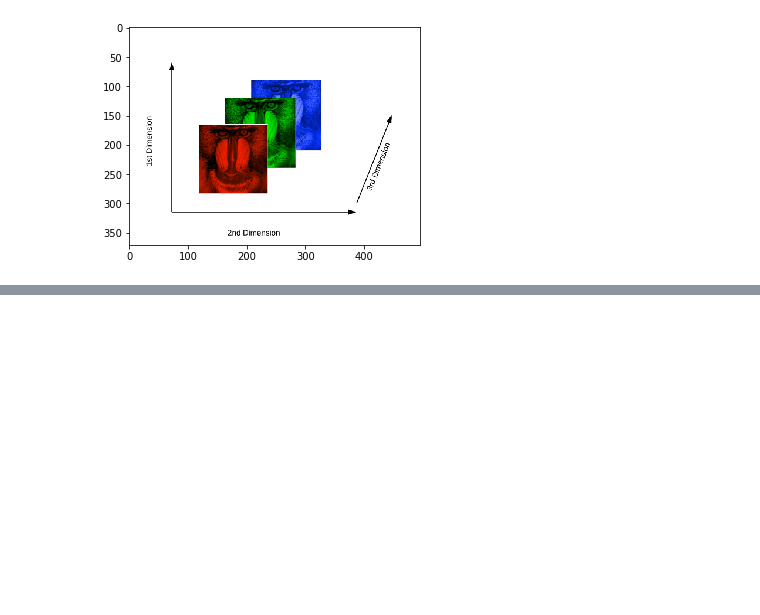
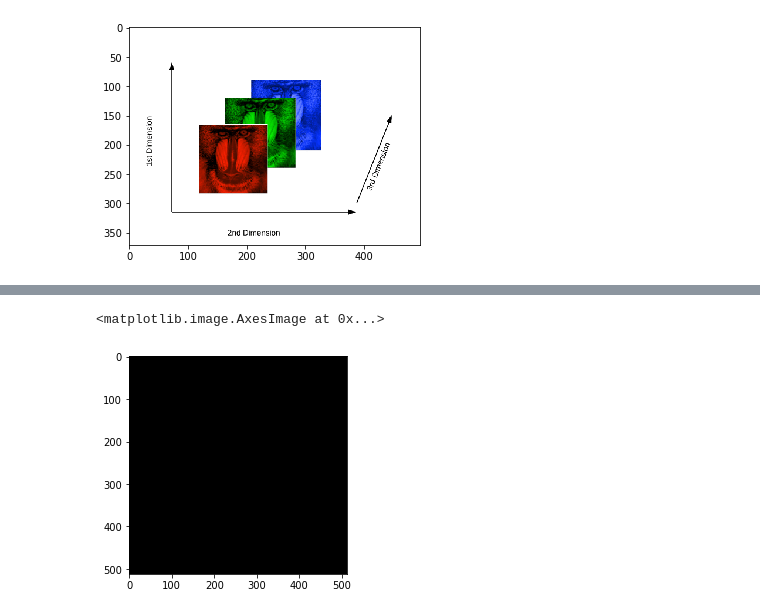
Before and after one commit to Visary12/IA-Clase-M5, a Jupyter notebook: Practica OpenCV.ipynb, the cells around one changed output, grey strips where cells are left out. Saved outputs shown, nothing was run; the diff lists cells and outputs as text; code cells hidden in the pictures; blank space fills up the shorter version.

```diff
--- a/Practica OpenCV.ipynb
+++ b/Practica OpenCV.ipynb
@@ -80,0 +132,8 @@ plt.show()
+# %%
+image_blank=np.zeros(shape=(512,512,3),dtype=np.int16)
+# %%
+# Muestra la imagen en negro.
+plt.imshow(image_blank)
+# %% [output]
+<matplotlib.image.AxesImage at 0x...>
+[figure, added]
```
Also changed, not shown: parts of 41 cells of this notebook.
